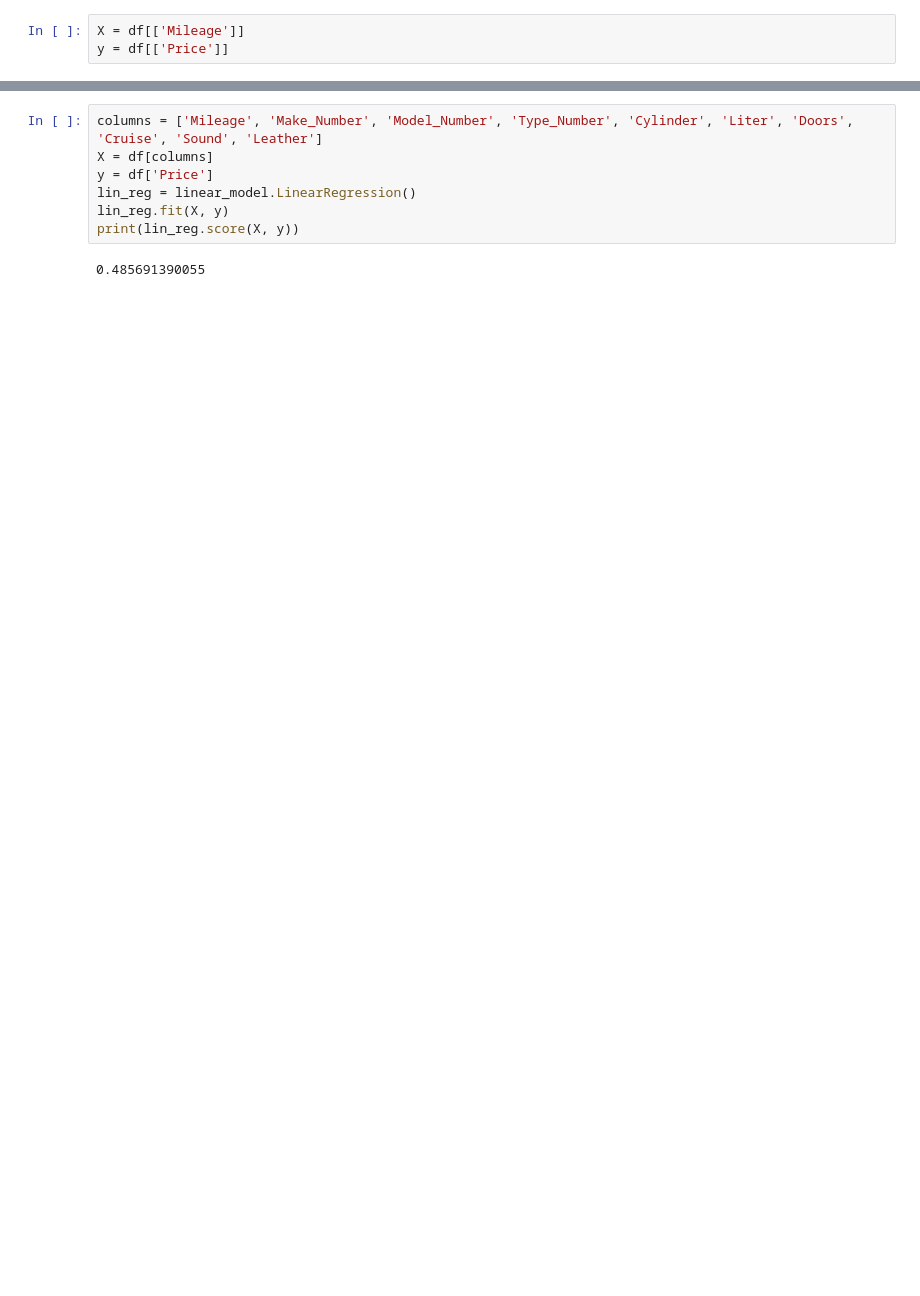
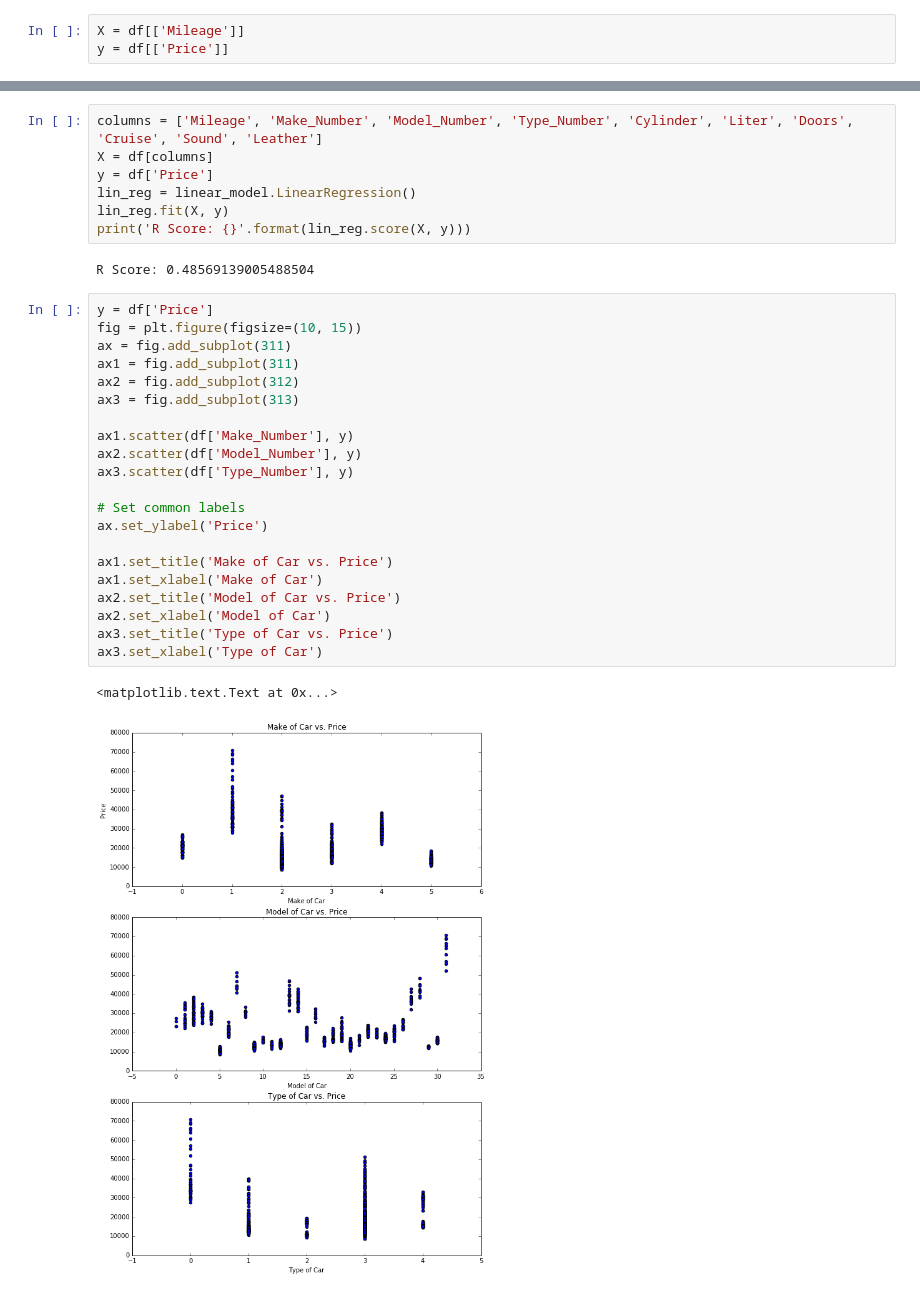
Before and after one commit to sateigen/car-worth-linear-regression, a Jupyter notebook: car-worth.ipynb, the cells around one changed output, grey strips where cells are left out. Cells and saved outputs as stored; diff of their text form; blank space fills up the shorter version.

```diff
--- a/car-worth.ipynb
+++ b/car-worth.ipynb
@@ -141,7 +98,31 @@ X = df[columns]
 y = df['Price']
 lin_reg = linear_model.LinearRegression()
 lin_reg.fit(X, y)
-print(lin_reg.score(X, y))
+print('R Score: {}'.format(lin_reg.score(X, y)))
 # %% [output]
-0.485691390055
+R Score: 0.48569139005488504
+# %%
+y = df['Price']
+fig = plt.figure(figsize=(10, 15))
+ax = fig.add_subplot(311)
+ax1 = fig.add_subplot(311)
+ax2 = fig.add_subplot(312)
+ax3 = fig.add_subplot(313)
+
+ax1.scatter(df['Make_Number'], y)
+ax2.scatter(df['Model_Number'], y)
+ax3.scatter(df['Type_Number'], y)
+
+# Set common labels
+ax.set_ylabel('Price')
+
+ax1.set_title('Make of Car vs. Price')
+ax1.set_xlabel('Make of Car')
+ax2.set_title('Model of Car vs. Price')
+ax2.set_xlabel('Model of Car')
+ax3.set_title('Type of Car vs. Price')
+ax3.set_xlabel('Type of Car')
+# %% [output]
+<matplotlib.text.Text at 0x...>
+[figure, added]
 # %%
```
Also changed, not shown: parts of 13 cells of this notebook.
